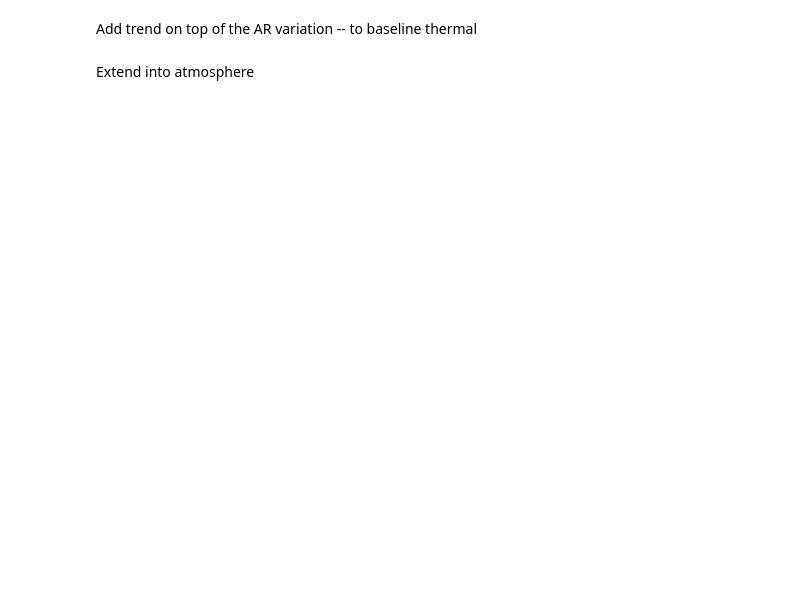
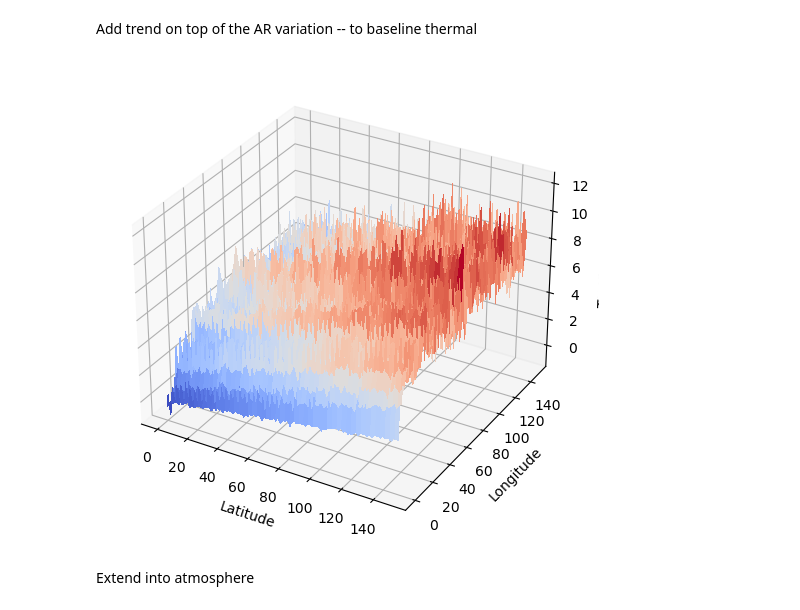
Before and after one commit to wmbelk/Weather, a Jupyter notebook: genEnv.ipynb, the cells around one changed output. Saved outputs shown, nothing was run; the diff lists cells and outputs as text; code cells hidden in the pictures; blank space fills up the shorter version.

```diff
--- a/genEnv.ipynb
+++ b/genEnv.ipynb
@@ -21,11 +21,13 @@ from flox.xarray import xarray_reduce # useful in doing multiple coord groupings
 # %%
 rng=np.random.Generator(np.random.PCG64(1234))
 #%%
-size = 250
+size = 160
 mean_tempC_Km = 6.5/1000
 max_alt_Km = 13
-lat = np.arange(0, size)
-long = np.arange(0, size)
+#keep lat and long square for ease of matrixing
+horz_offest = 10
+lat = np.arange(horz_offest, size)
+long = np.arange(0, size - horz_offest)
 alt = np.arange(0, max_alt_Km)*1000
 #%%
 # %%
@@ -54,12 +56,12 @@ def compute_corr_lag_1(signal):
 Baseline thermal along latitude
 # %%
 base_sigma = .05
-samp_lat= pd.DataFrame(sample_AR_signal(size, 0.5, mu=2, sigma=base_sigma))
+samp_lat= pd.DataFrame(sample_AR_signal(size-horz_offest, 0.5, mu=2, sigma=base_sigma))
 # %%
 # %% [markdown]
 Extend along longitude
 # %%
-samp = sample_AR_signal(size, 0.5, mu=samp_lat, sigma=base_sigma)
+samp = sample_AR_signal(size-horz_offest, 0.5, mu=samp_lat, sigma=base_sigma)
 samp = pd.DataFrame(samp[:, :, 0])
 # %%
 # %%
@@ -82,26 +85,28 @@ plot_temperature_env(samp)
 # %% [markdown]
 Add trend on top of the AR variation -- to baseline thermal
 # %%
-lat_inc_max = 10
+lat_inc_max = 5
 long_inc_mu, long_inc_std = .01, .1
 
-def add_inc_MA(size, sample_AR_signal, samp_lat, lat_inc_max, long_inc_mu, long_inc_std):
+def add_inc_MA(size, horz_offest, sample_AR_signal, samp_lat, lat_inc_max, long_inc_mu, long_inc_std):
     lat_inc = np.linspace(0,lat_inc_max, len(samp_lat))
     sample_lat_inc = samp_lat[0] + lat_inc
     sample_lat_inc = pd.DataFrame(sample_lat_inc)
 #sample_lat_inc.plot()
 
-    samp_inc = sample_AR_signal(size, corr=0.5, mu=sample_lat_inc)
-    long_inc = stats.norm.rvs(loc=long_inc_mu, scale=long_inc_std, size=(size,size), random_state=None)
+    samp_inc = sample_AR_signal(size-horz_offest, corr=0.5, mu=sample_lat_inc)
+    long_inc = stats.norm.rvs(loc=long_inc_mu, scale=long_inc_std, size=(size-horz_offest,size-horz_offest), random_state=None)
     long_inc = np.cumsum(long_inc, axis=0)
     samp_inc = pd.DataFrame(samp_inc[:, :, 0]+long_inc)
     return samp_inc
 
-samp_inc = add_inc_MA(size, sample_AR_signal, samp_lat, lat_inc_max, long_inc_mu, long_inc_std)
+samp_inc = add_inc_MA(size, horz_offest, sample_AR_signal, samp_lat, lat_inc_max, long_inc_mu, long_inc_std)
 
 
 plot_temperature_env(samp_inc)
 # %%
+# %% [output]
+[figure, added]
 # %% [markdown]
 Extend into atmosphere
 # %%
```
Also changed, not shown: parts of 34 cells of this notebook, 1 other file.
